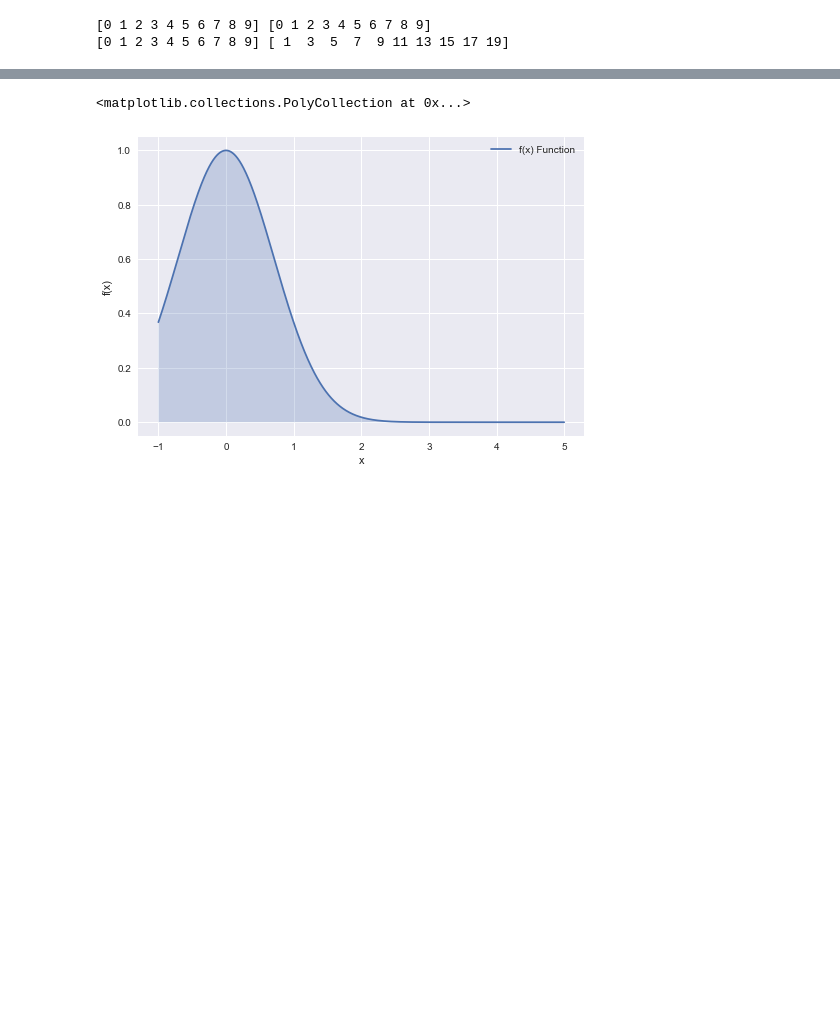
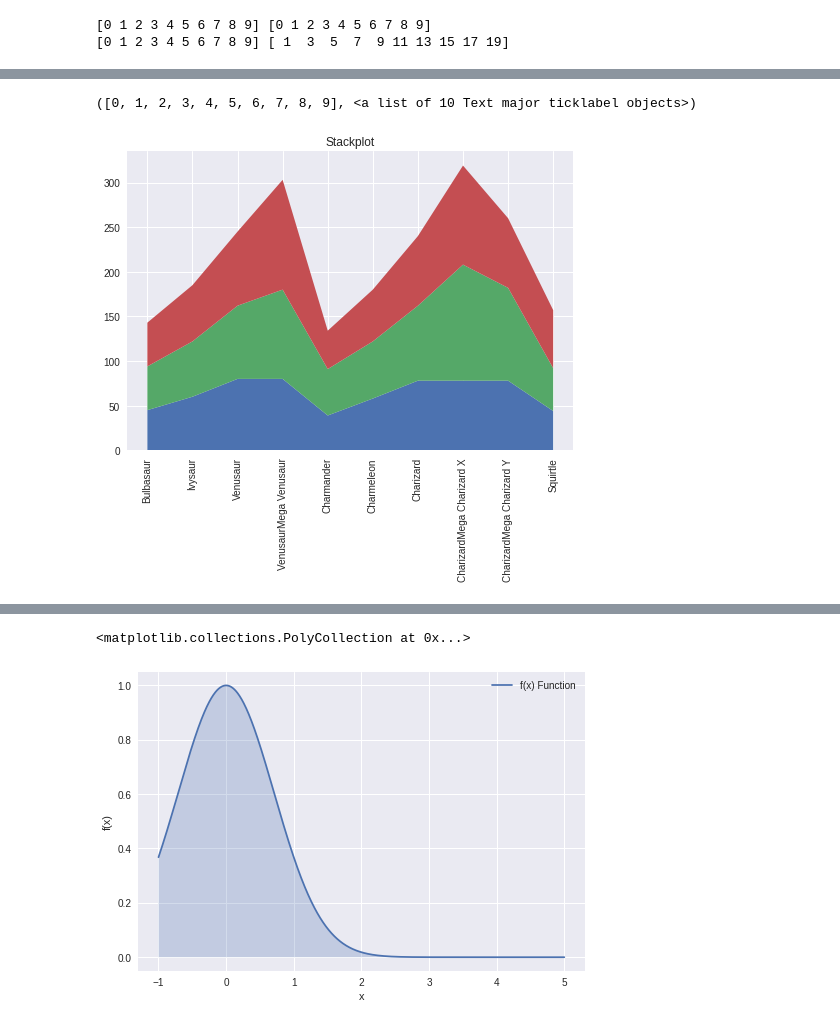
Before and after one commit to 1966hs/MujeresDigitales, a Jupyter notebook: MatplotlibHeidy.ipynb, the cells around one changed output, grey strips where cells are left out. Drawn from its saved outputs; the diff is of its cells as text; code cells hidden in the pictures; blank space fills up the shorter version.

```diff
--- a/MatplotlibHeidy.ipynb
+++ b/MatplotlibHeidy.ipynb
@@ -420 +464,11 @@ Text(0.5, 1.0, 'Pie Chart')
+# %%
+#EJERCICIO EN CLASE
+#graficar los 10 primeros de las columnas hp, attack,defense
+diezz=pk.head(10)
+plt.stackplot(diezz["Name"], diezz['HP'],diezz['Attack'],diezz['Defense'])#aqui estoy diciendo que de diez me llame a estas columnas
+plt.title('Stackplot')#titulo de la grafica
+plt.xticks(rotation=90)#rotamos el eje x a 90
+# %% [output]
+([0, 1, 2, 3, 4, 5, 6, 7, 8, 9], <a list of 10 Text major ticklabel objects>)
+[figure, added]
 # %%
```
Also changed, not shown: parts of 37 cells of this notebook.
